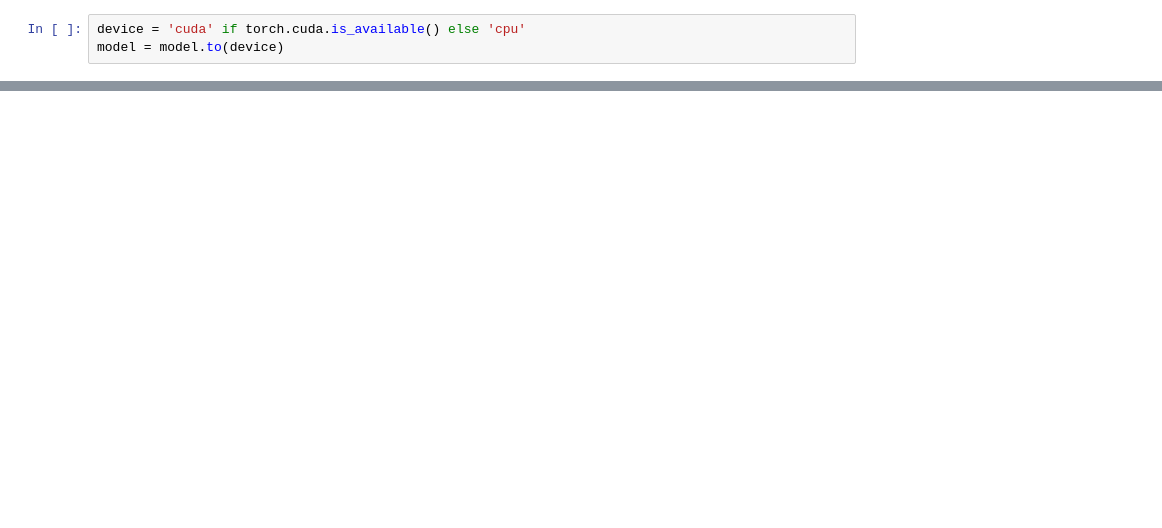
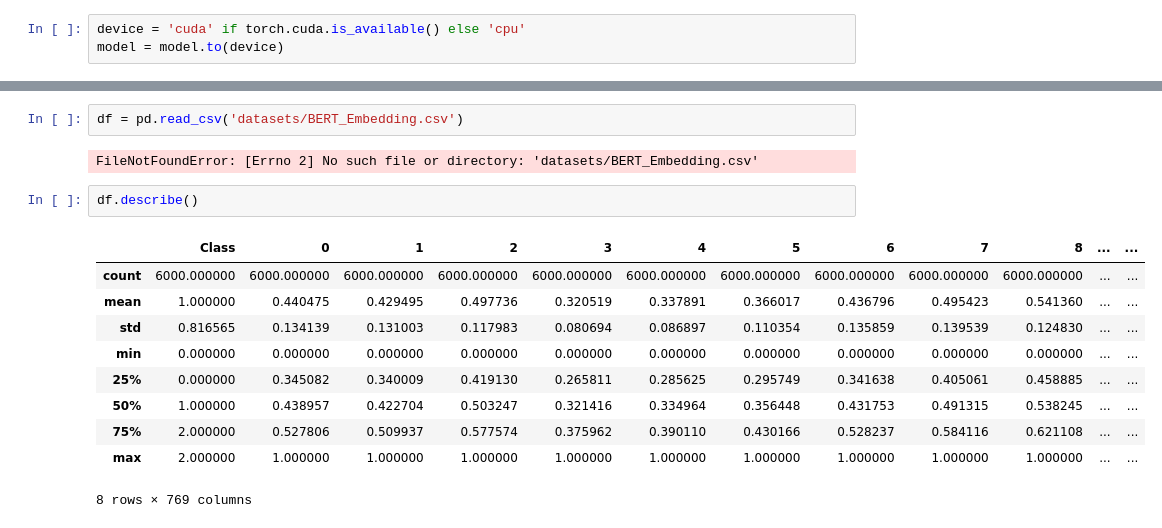
Before and after one commit to felmateos/text-clarity-classifier, a Jupyter notebook: BERT_Embedding.ipynb, the cells around one changed output, grey strips where cells are left out. Drawn from its saved outputs; the diff is of its cells as text; blank space fills up the shorter version.

Commit message:
Added BERT embeddings

```diff
--- a/BERT_Embedding.ipynb
+++ b/BERT_Embedding.ipynb
@@ -111,0 +170,17 @@ Shape of Word Embeddings: torch.Size([100, 512, 768])
+# %%
+df = pd.read_csv('datasets/BERT_Embedding.csv')
+# %% [output]
+FileNotFoundError: [Errno 2] No such file or directory: 'datasets/BERT_Embedding.csv'
+# %%
+df.describe()
+# %% [output]
+|  | Class | 0 | 1 | 2 | 3 | 4 | 5 | 6 | 7 | 8 | ... | ... |
+| count | 6000.000000 | 6000.000000 | 6000.000000 | 6000.000000 | 6000.000000 | 6000.000000 | 6000.000000 | 6000.000000 | 6000.000000 | 6000.000000 | ... | ... |
+| mean | 1.000000 | 0.440475 | 0.429495 | 0.497736 | 0.320519 | 0.337891 | 0.366017 | 0.436796 | 0.495423 | 0.541360 | ... | ... |
+| std | 0.816565 | 0.134139 | 0.131003 | 0.117983 | 0.080694 | 0.086897 | 0.110354 | 0.135859 | 0.139539 | 0.124830 | ... | ... |
+| min | 0.000000 | 0.000000 | 0.000000 | 0.000000 | 0.000000 | 0.000000 | 0.000000 | 0.000000 | 0.000000 | 0.000000 | ... | ... |
+| 25% | 0.000000 | 0.345082 | 0.340009 | 0.419130 | 0.265811 | 0.285625 | 0.295749 | 0.341638 | 0.405061 | 0.458885 | ... | ... |
+| 50% | 1.000000 | 0.438957 | 0.422704 | 0.503247 | 0.321416 | 0.334964 | 0.356448 | 0.431753 | 0.491315 | 0.538245 | ... | ... |
+| 75% | 2.000000 | 0.527806 | 0.509937 | 0.577574 | 0.375962 | 0.390110 | 0.430166 | 0.528237 | 0.584116 | 0.621108 | ... | ... |
+| max | 2.000000 | 1.000000 | 1.000000 | 1.000000 | 1.000000 | 1.000000 | 1.000000 | 1.000000 | 1.000000 | 1.000000 | ... | ... |
+8 rows × 769 columns
```
Also changed, not shown: parts of 29 cells of this notebook, 11 other files.
